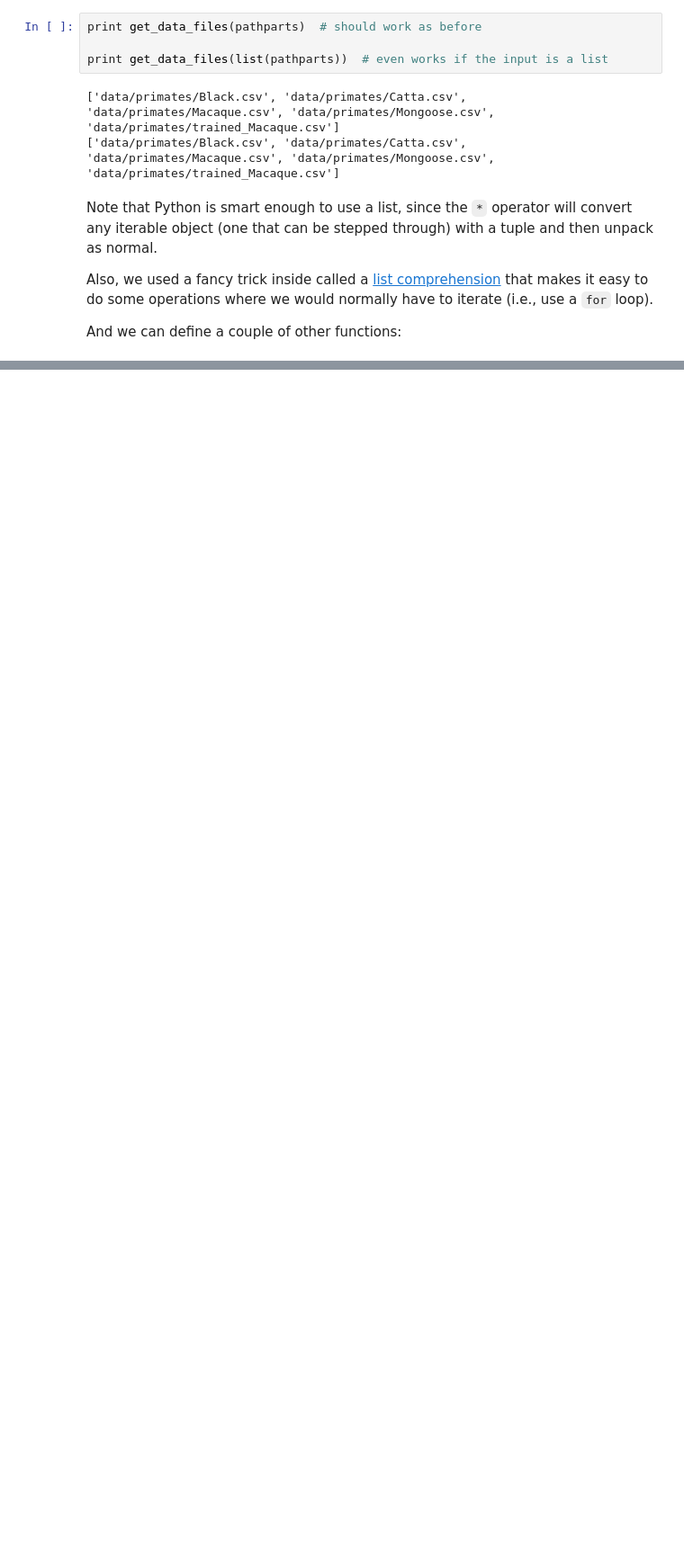
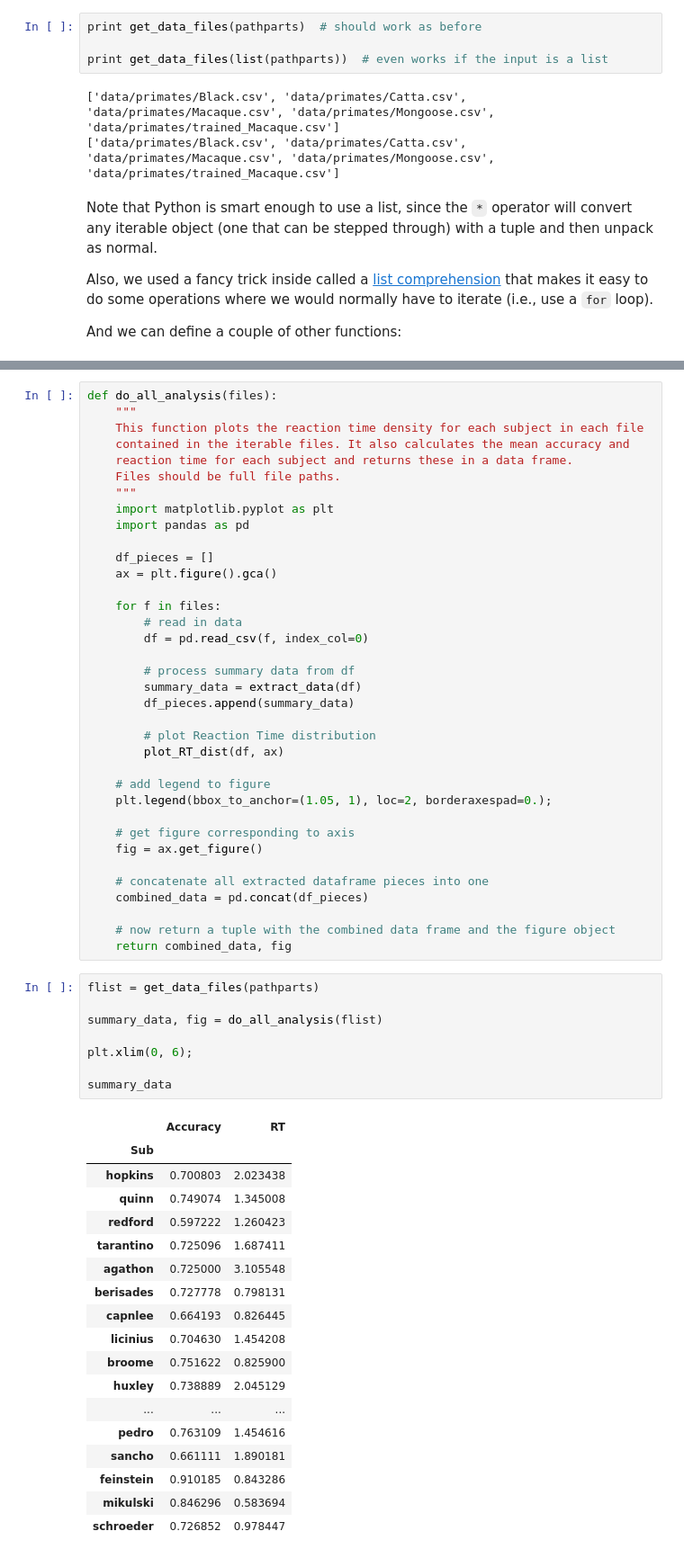
Before and after one commit to jmxpearson/DIBS_materials, a Jupyter notebook: python/Basic Programming in Python.ipynb, the cells around one changed output, grey strips where cells are left out. Shown at 90% size. Cells and saved outputs as stored; diff of their text form; blank space fills up the shorter version.

```diff
--- a/python/Basic Programming in Python.ipynb
+++ b/python/Basic Programming in Python.ipynb
@@ -700,0 +669,63 @@ Goals:
+# %%
+def do_all_analysis(files):
+    """
+    This function plots the reaction time density for each subject in each file
+    contained in the iterable files. It also calculates the mean accuracy and
+    reaction time for each subject and returns these in a data frame.
+    Files should be full file paths.
+    """
+    import matplotlib.pyplot as plt
+    import pandas as pd
+
+    df_pieces = []
+    ax = plt.figure().gca()
+
+    for f in files:
+        # read in data
+        df = pd.read_csv(f, index_col=0)
+
+        # process summary data from df
+        summary_data = extract_data(df)
+        df_pieces.append(summary_data)
+
+        # plot Reaction Time distribution
+        plot_RT_dist(df, ax)
+
+    # add legend to figure
+    plt.legend(bbox_to_anchor=(1.05, 1), loc=2, borderaxespad=0.);
+
+    # get figure corresponding to axis
+    fig = ax.get_figure()
+
+    # concatenate all extracted dataframe pieces into one
+    combined_data = pd.concat(df_pieces)
+
+    # now return a tuple with the combined data frame and the figure object
+    return combined_data, fig
+# %%
+flist = get_data_files(pathparts)
+
+summary_data, fig = do_all_analysis(flist)
+
+plt.xlim(0, 6);
+
+summary_data
+# %% [output]
+|  | Accuracy | RT |
+| Sub |  |  |
+| hopkins | 0.700803 | 2.023438 |
+| quinn | 0.749074 | 1.345008 |
+| redford | 0.597222 | 1.260423 |
+| tarantino | 0.725096 | 1.687411 |
+| agathon | 0.725000 | 3.105548 |
+| berisades | 0.727778 | 0.798131 |
+| capnlee | 0.664193 | 0.826445 |
+| licinius | 0.704630 | 1.454208 |
+| broome | 0.751622 | 0.825900 |
+| huxley | 0.738889 | 2.045129 |
+| ... | ... | ... |
+| pedro | 0.763109 | 1.454616 |
+| sancho | 0.661111 | 1.890181 |
+| feinstein | 0.910185 | 0.843286 |
+| mikulski | 0.846296 | 0.583694 |
+| schroeder | 0.726852 | 0.978447 |
```
Also changed, not shown: parts of 7 cells of this notebook.
